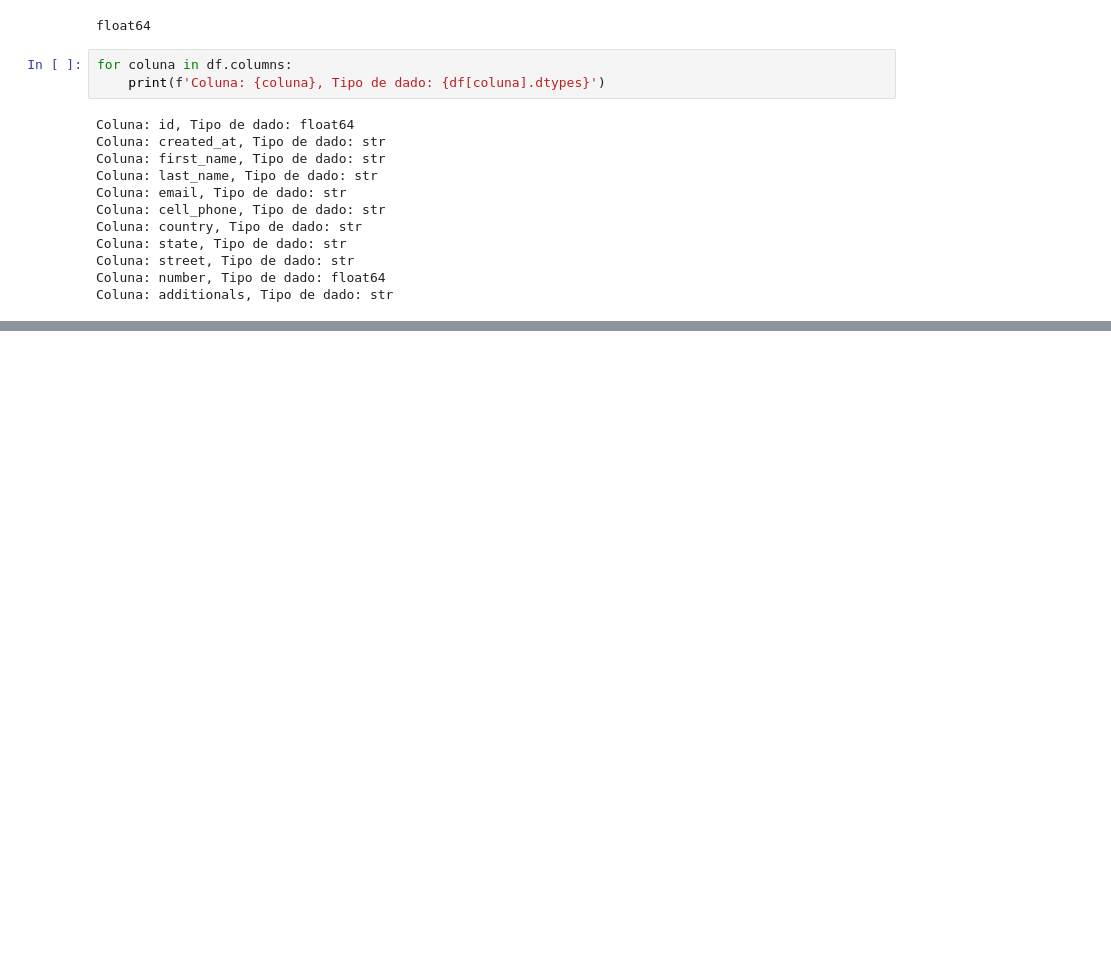
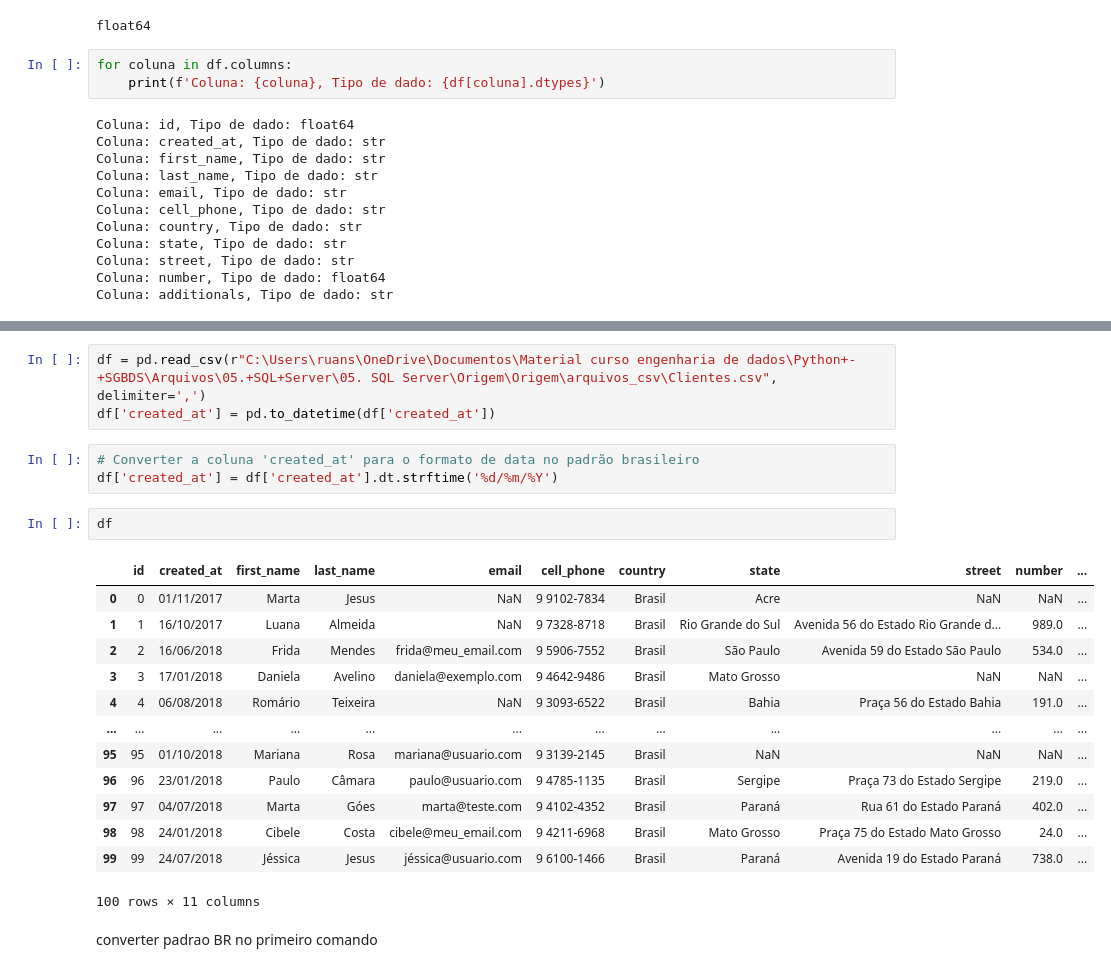
Before and after one commit to RUANSANTOS09/AprendendoPandas, a Jupyter notebook: Introdução/conversao_de_dados/convertendo_dados.ipynb, the cells around one changed output, grey strips where cells are left out. Saved outputs shown, nothing was run; the diff lists cells and outputs as text; blank space fills up the shorter version.

Commit message:
feat: novo conceito conversão de datas

```diff
--- a/Introdução/conversao_de_dados/convertendo_dados.ipynb
+++ b/Introdução/conversao_de_dados/convertendo_dados.ipynb
@@ -77,0 +133,24 @@ Coluna: additionals, Tipo de dado: str
+# %%
+df = pd.read_csv(r"C:\Users\ruans\OneDrive\Documentos\Material curso engenharia de dados\Python+-+SGBDS\Arquivos\05.+SQL+Server\05. SQL Server\Origem\Origem\arquivos_csv\Clientes.csv", delimiter=',')
+df['created_at'] = pd.to_datetime(df['created_at'])
+# %%
+# Converter a coluna 'created_at' para o formato de data no padrão brasileiro
+df['created_at'] = df['created_at'].dt.strftime('%d/%m/%Y')
+# %%
+df
+# %% [output]
+|  | id | created_at | first_name | last_name | email | cell_phone | country | state | street | number | ... |
+| 0 | 0 | 01/11/2017 | Marta | Jesus | NaN | 9 9102-7834 | Brasil | Acre | NaN | NaN | ... |
+| 1 | 1 | 16/10/2017 | Luana | Almeida | NaN | 9 7328-8718 | Brasil | Rio Grande do Sul | Avenida 56 do Estado Rio Grande d... | 989.0 | ... |
+| 2 | 2 | 16/06/2018 | Frida | Mendes | frida@meu_email.com | 9 5906-7552 | Brasil | São Paulo | Avenida 59 do Estado São Paulo | 534.0 | ... |
+| 3 | 3 | 17/01/2018 | Daniela | Avelino | daniela@exemplo.com | 9 4642-9486 | Brasil | Mato Grosso | NaN | NaN | ... |
+| 4 | 4 | 06/08/2018 | Romário | Teixeira | NaN | 9 3093-6522 | Brasil | Bahia | Praça 56 do Estado Bahia | 191.0 | ... |
+| ... | ... | ... | ... | ... | ... | ... | ... | ... | ... | ... | ... |
+| 95 | 95 | 01/10/2018 | Mariana | Rosa | mariana@usuario.com | 9 3139-2145 | Brasil | NaN | NaN | NaN | ... |
+| 96 | 96 | 23/01/2018 | Paulo | Câmara | paulo@usuario.com | 9 4785-1135 | Brasil | Sergipe | Praça 73 do Estado Sergipe | 219.0 | ... |
+| 97 | 97 | 04/07/2018 | Marta | Góes | marta@teste.com | 9 4102-4352 | Brasil | Paraná | Rua 61 do Estado Paraná | 402.0 | ... |
+| 98 | 98 | 24/01/2018 | Cibele | Costa | cibele@meu_email.com | 9 4211-6968 | Brasil | Mato Grosso | Praça 75 do Estado Mato Grosso | 24.0 | ... |
+| 99 | 99 | 24/07/2018 | Jéssica | Jesus | jéssica@usuario.com | 9 6100-1466 | Brasil | Paraná | Avenida 19 do Estado Paraná | 738.0 | ... |
+100 rows × 11 columns
+# %% [markdown]
+converter padrao BR no primeiro comando
```
Also changed, not shown: parts of 10 cells of this notebook.
